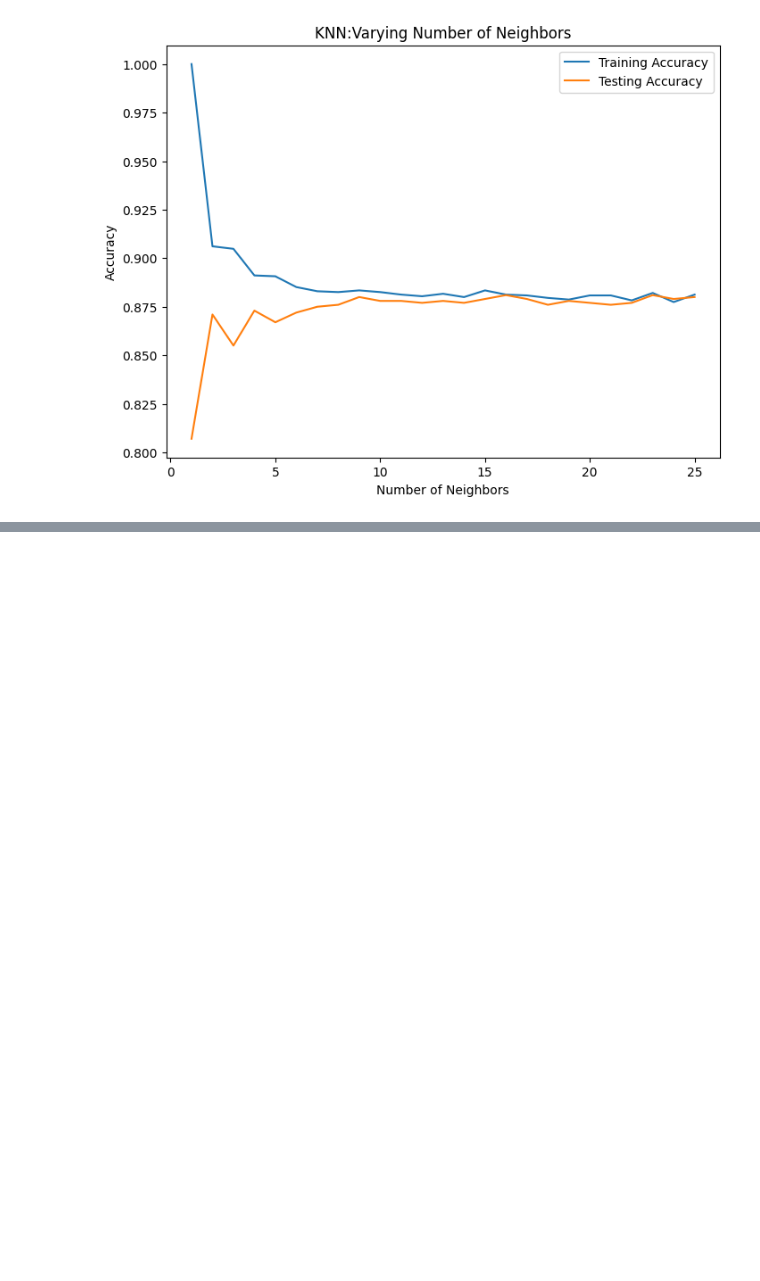
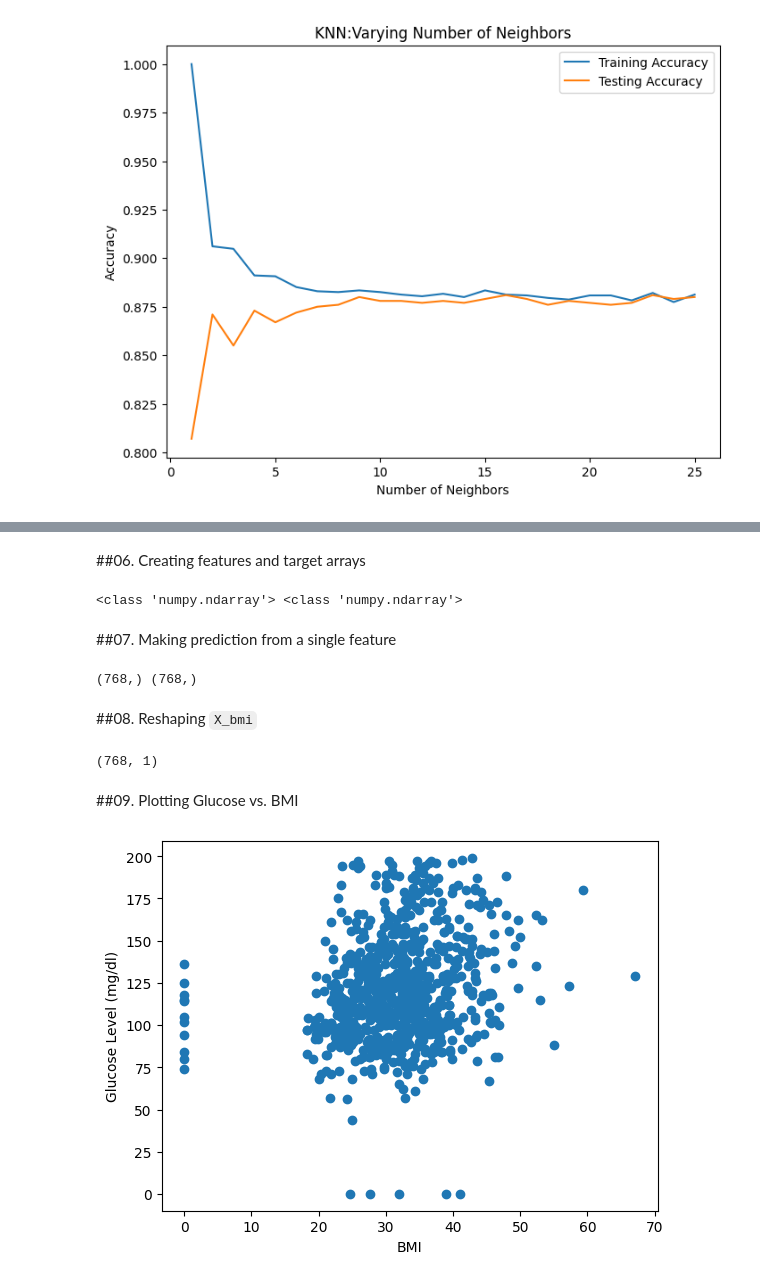
Before and after one commit to zizanayub/Machine-Leaning-Data-Scientist-with-Python, a Jupyter notebook: 01_01_Supervised_Learning_with_Scikit_Learn.ipynb, the cells around one changed output, grey strips where cells are left out. Cells and saved outputs as stored; diff of their text form; code cells hidden in the pictures; blank space fills up the shorter version.

```diff
--- a/01_01_Supervised_Learning_with_Scikit_Learn.ipynb
+++ b/01_01_Supervised_Learning_with_Scikit_Learn.ipynb
@@ -81,0 +84,3 @@ plt.show()
+# %%
+diabetes_df = pd.read_csv('/content/drive/MyDrive/Machine Learning Data Scientist Course/diabetes_clean.csv')
+diabetes_df.head()
@@ -81,0 +94,31 @@ plt.show()
+# %% [markdown]
+##06. Creating features and target arrays
+# %%
+X = diabetes_df.drop('glucose',axis = 1).values
+y = diabetes_df['glucose'].values
+print(type(X),type(y))
+# %% [output]
+<class 'numpy.ndarray'> <class 'numpy.ndarray'>
+# %% [markdown]
+##07. Making prediction from a single feature
+# %%
+X_bmi = X[:,4]
+print(X_bmi.shape,y.shape)
+# %% [output]
+(768,) (768,)
+# %% [markdown]
+##08. Reshaping `X_bmi`
+# %%
+X_bmi = X_bmi.reshape(-1,1)
+print(X_bmi.shape)
+# %% [output]
+(768, 1)
+# %% [markdown]
+##09. Plotting Glucose vs. BMI
+# %%
+plt.scatter(X_bmi,y)
+plt.xlabel("BMI")
+plt.ylabel("Glucose Level (mg/dl)")
+plt.show()
+# %% [output]
+[figure, added]
```
Also changed, not shown: parts of 24 cells of this notebook.
